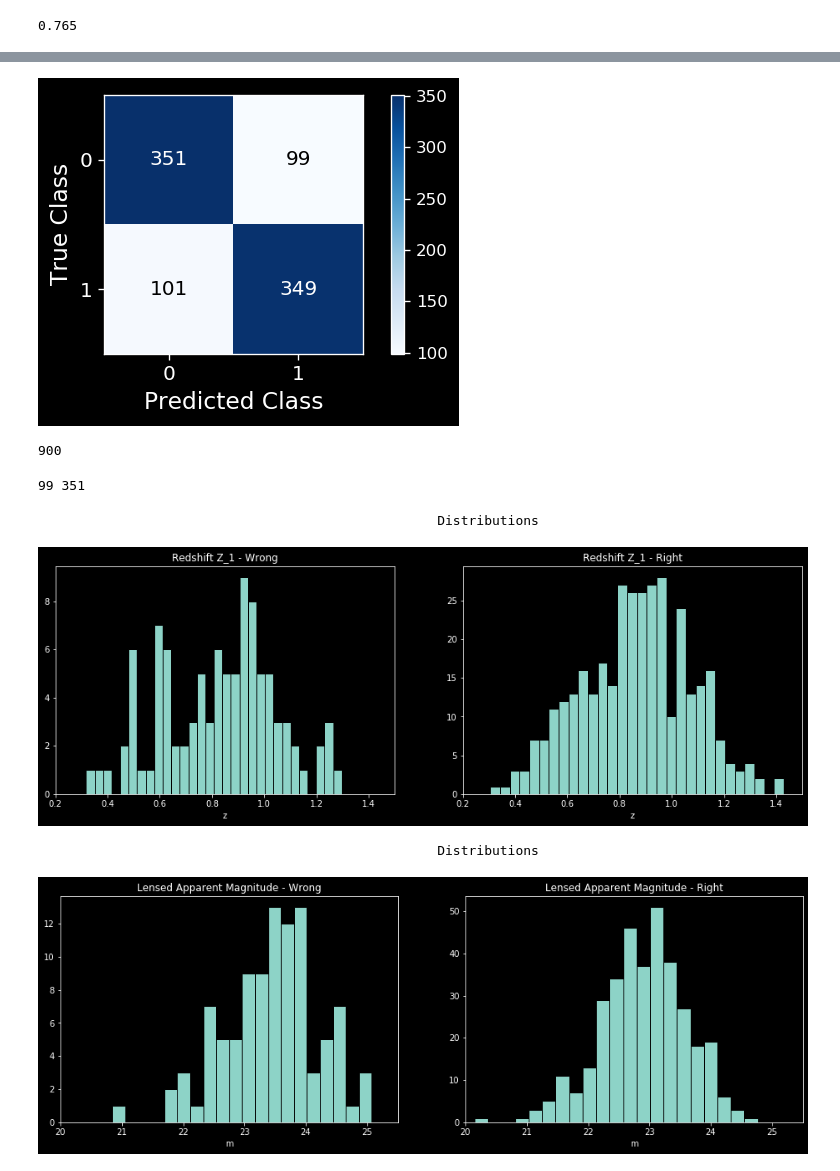
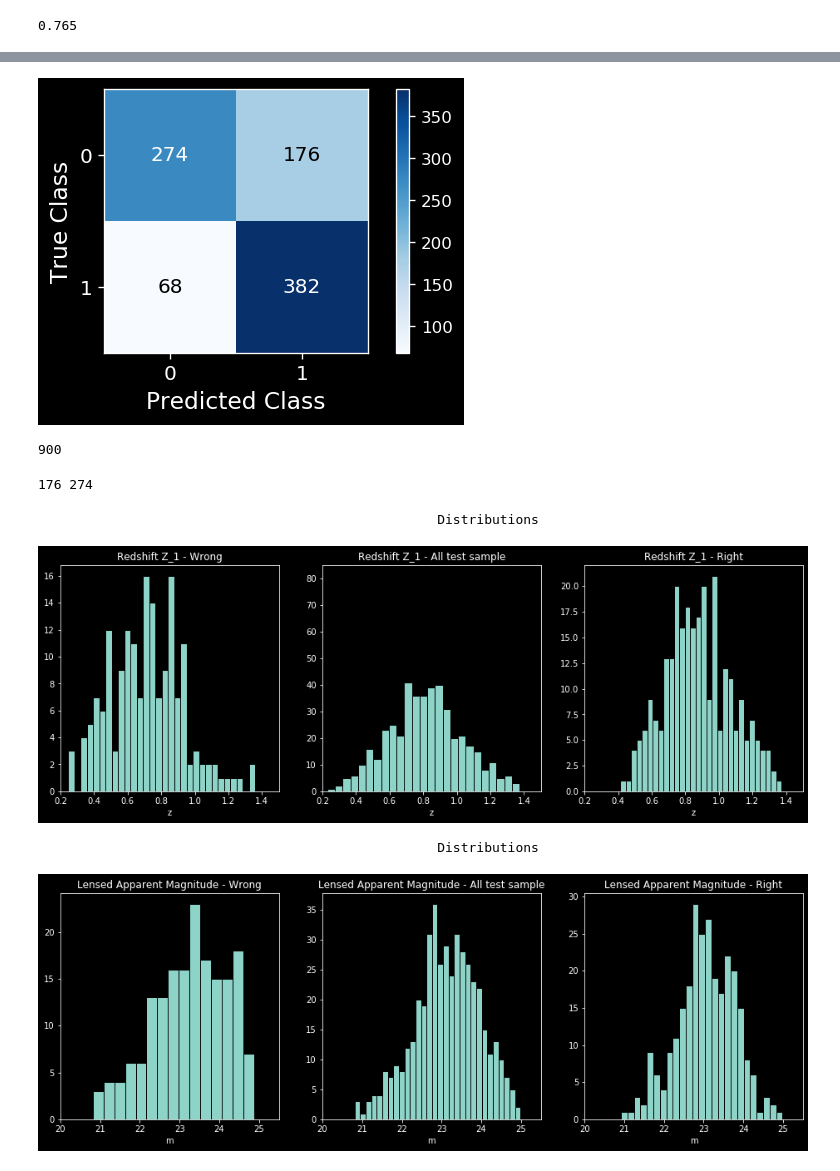
Before and after one commit to JimenaGonzalez/Searching-double-lenses, a Jupyter notebook: Dataset_Creation.ipynb, the cells around one changed output, grey strips where cells are left out. Drawn from its saved outputs; the diff is of its cells as text; code cells hidden in the pictures.

Commit message:
dif exp and save plots

```diff
--- a/Dataset_Creation.ipynb
+++ b/Dataset_Creation.ipynb
@@ -301,6 +306,9 @@ def plot_performance(cnn):
 torch.manual_seed(2)
 random.seed(2)
 np.random.seed(2)
+
+num_exp = 5
+path_im = 'models/exp/' + str(num_exp)
 
 # load your images into an array called `images` with shape
 #  (num_objects, num_bands, height, width)
@@ -309,7 +317,7 @@ num_sim, num_neg = 1500, 1500
 path = '/Users/jimenagonzalez/research/DSPL/Simulations-Double-Source-Gravitational-Lensing/Data/Sim_complete/'
 
 # Positive cases
-hdu_list = fits.open(path + 'Single.fits')
+hdu_list = fits.open(path + 'exp/' + str(num_exp) + '.fits')
 idx = random.sample(range(len(hdu_list[1].data)), num_sim)
 sim = hdu_list[1].data[idx,:]
 data_sim = hdu_list[2].data[:][idx] #Simulations parameters data
@@ -364,7 +403,7 @@ CNN(
 # %%
 # Train the CNN
-name = 'model.pt'
-name_saved_model = '/Users/jimenagonzalez/research/DSPL/Searching-double-lenses/models/' + name
+name = str(num_exp) + '/' + 'model.pt'#'model.pt'
+name_saved_model = '/Users/jimenagonzalez/research/DSPL/Searching-double-lenses/models/exp/' + name
 
 cnn = train_cnn(cnn,
 				train_dataloader,
@@ -395,4 +434,5 @@ Epoch: 200 Batch: 1  | Training Accuracy: 0.950 -- Validation Accuracy: 0.715 --
 # %%
+name_saved_model = '/Users/jimenagonzalez/research/DSPL/Searching-double-lenses/models/exp/' + name #'model.pt'
 CNN_test = torch.load(name_saved_model)
 print(CNN_test.validation_acc[-1])
 # %% [output]
@@ -431,7 +472,7 @@ plt.show()
 classes = np.unique(labels)
 plot_confusion_matrix(test_labels, test_predictions, classes)
 # %% [output]
-[figure, old version]
+[figure, new version]
 # %%
 #test_data
 print(len(test_data))
@@ -458,49 +499,65 @@ print(len(false_negatives), len(true_positives))
 names = ['z', 'm', 'b', 'E']
 titles = ['Redshift Z_1', 'Lensed Apparent Magnitude', 'Source Position', 'Einstein Radius']
 # %% [output]
-99 351
+176 274
 # %%
 j = 0
 print('                                                   Distributions')
 
 plt.figure(figsize=(16,5))
-plt.subplot(1,2,1)
+plt.subplot(1,3,1)
 plt.title(titles[j] + ' - Wrong')
 plt.xlim(0.2, 1.5)
 plt.xlabel(names[j])
 plt.hist(false_negatives[names[j]], 30, edgecolor = 'black')
 
-plt.subplot(1,2,2)
+plt.subplot(1,3,2)
+plt.title(titles[j] + ' - All test sample')
+plt.xlim(0.2, 1.5)
+plt.ylim(0, 85)
+plt.xlabel(names[j])
+plt.hist(test_data[names[j]], 30, edgecolor = 'black')
+
+plt.subplot(1,3,3)
 plt.title(titles[j] + ' - Right')
 plt.xlim(0.2, 1.5)
 plt.xlabel(names[j])
 plt.hist(true_positives[names[j]], 30, edgecolor = 'black')
 
+
+plt.savefig(path_im + '/Distribution_' + titles[j] + '.png', bbox_inches='tight')
 plt.show()
 # %% [output]
                                                    Distributions
-[figure, old version]
+[figure, new version]
 # %%
 j = 1
 print('                                                   Distributions')
 
 plt.figure(figsize=(16,5))
-plt.subplot(1,2,1)
+plt.subplot(1,3,1)
 plt.title(titles[j] + ' - Wrong')
 plt.xlim(20, 25.5)
 plt.xlabel(names[j])
-plt.hist(false_negatives[names[j]], 20, edgecolor = 'black')
+plt.hist(false_negatives[names[j]], 15, edgecolor = 'black')
 
-plt.subplot(1,2,2)
+plt.subplot(1,3,2)
+plt.title(titles[j] + ' - All test sample')
+plt.xlim(20, 25.5)
+plt.xlabel(names[j])
+plt.hist(np.concatenate((false_negatives[names[j]], true_positives[names[j]]), axis=0), 30, edgecolor = 'black')
+
+plt.subplot(1,3,3)
 plt.title(titles[j] + ' - Right')
 plt.xlim(20, 25.5)
 plt.xlabel(names[j])
 plt.hist(true_positives[names[j]], 25, edgecolor = 'black')
 
+plt.savefig(path_im + '/Distribution_' + titles[j] + '.png', bbox_inches='tight')
 plt.show()
 # %% [output]
                                                    Distributions
-[figure, old version]
+[figure, new version]
 # %%
 j = 2
 print('                                                   Distributions')
```
Also changed, not shown: parts of 16 cells of this notebook.
